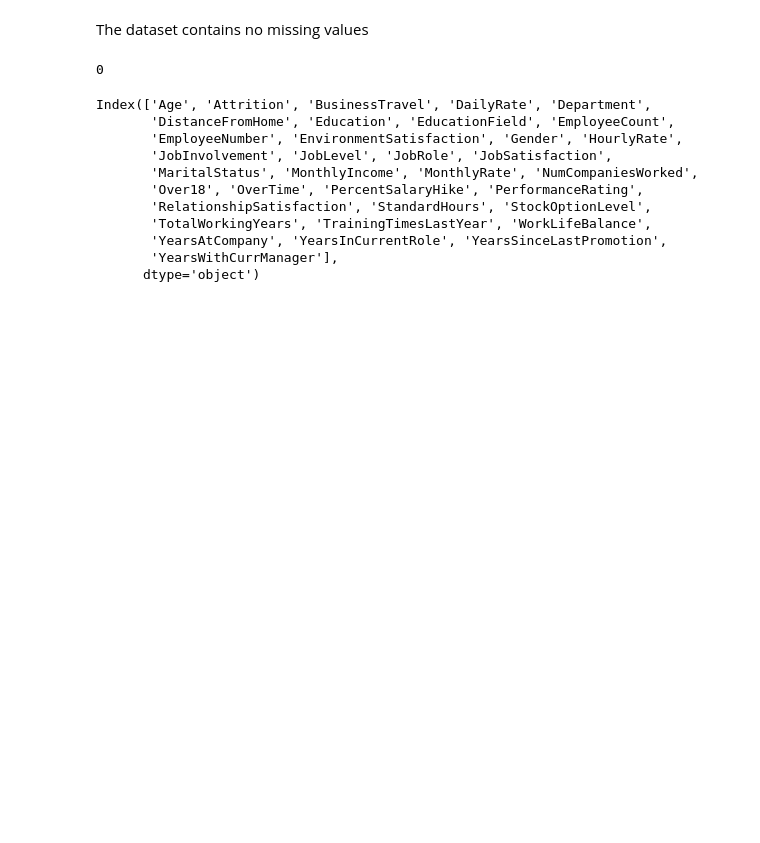
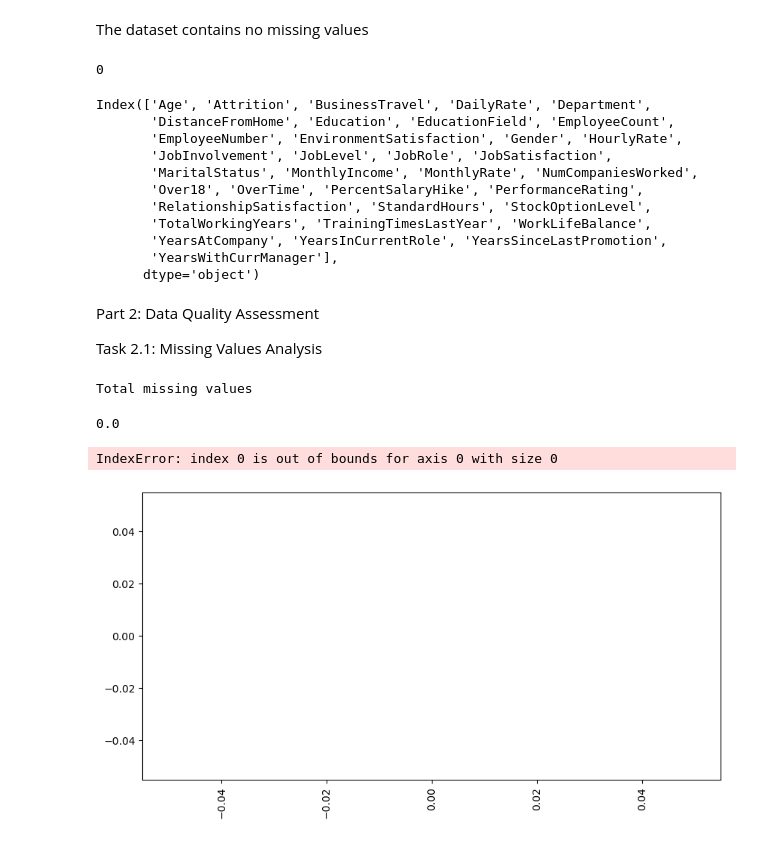
Before and after one commit to pritamsingh3/EDA-IBM-PROJECT, a Jupyter notebook: ibm project.ipynb, the cells around one changed output. Cells and saved outputs as stored; diff of their text form; code cells hidden in the pictures; blank space fills up the shorter version.

```diff
--- a/ibm project.ipynb
+++ b/ibm project.ipynb
@@ -302,3 +385,37 @@ Index(['Age', 'Attrition', 'BusinessTravel', 'DailyRate', 'Department',
 # Removing rows with missing values can reduce the dataset size and valuable information.
 # Incorrect statistics 📊
 # Missing values can distort calculations such as mean, median, correlation, and standard deviation.
+# %% [markdown]
+Part 2: Data Quality Assessment
+
+Task 2.1: Missing Values Analysis
+# %%
+# Calculate:
+# Total missing values
+print('Total missing values')
+df.isna().sum()
+# Percentage of missing values
+(df.isna().sum().sum() / df.size) * 100
+# %% [output]
+Total missing values
+0.0
+# %%
+# Create:
+# Missing value table
+# Missing value bar chart
+import matplotlib.pyplot as plt
+
+missing_values = df.isna().sum()
+
+missing_values[missing_values > 0].plot(
+    kind='bar',
+    figsize=(10,5)
+)
+
+plt.title("Missing Values by Column")
+plt.ylabel("Count")
+plt.xlabel("Columns")
+plt.show()
+# %% [output]
+IndexError: index 0 is out of bounds for axis 0 with size 0
+[figure, added]
```
Also changed, not shown: parts of 46 cells of this notebook.
